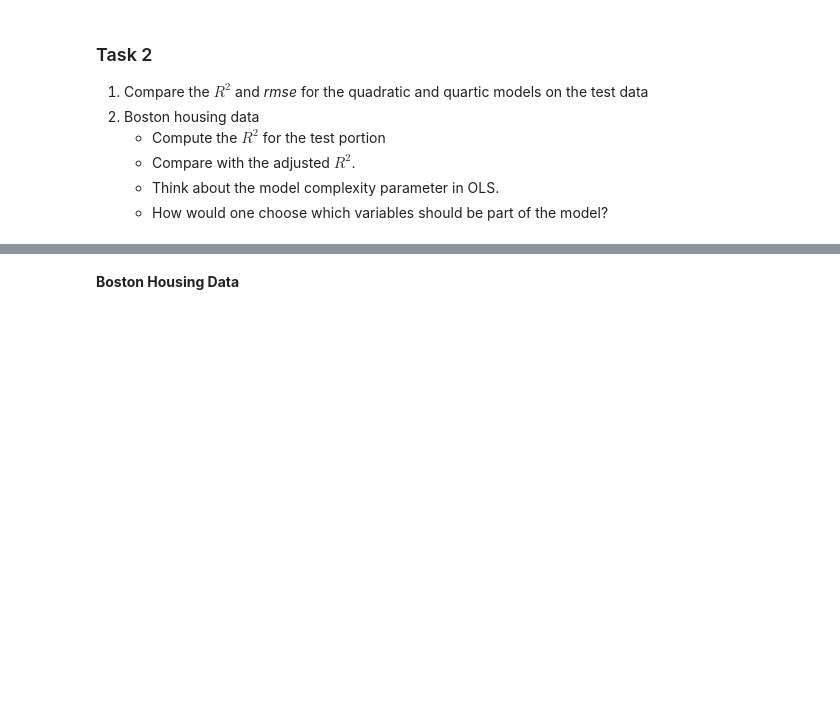
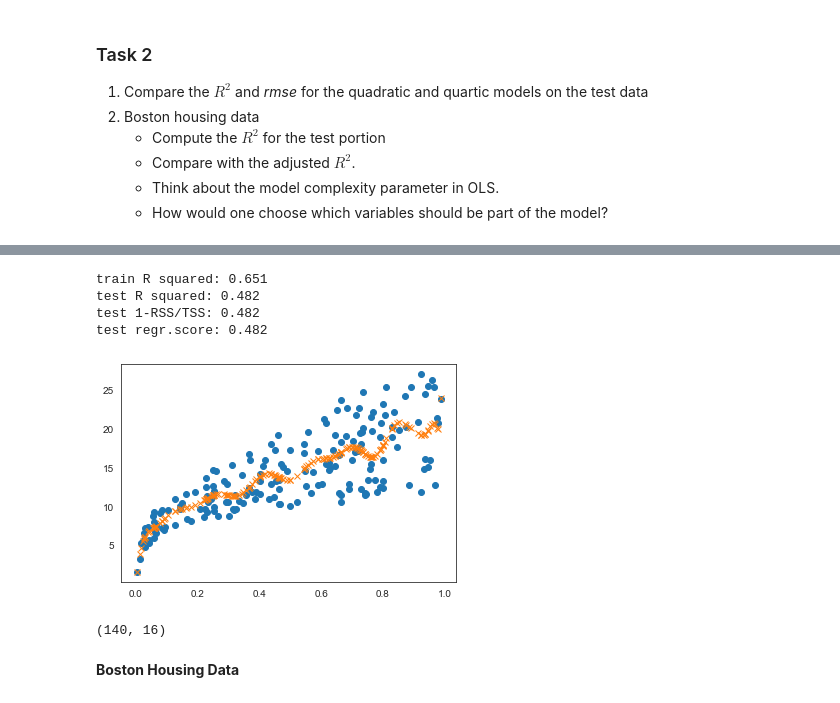
Before and after one commit to markusloecher/DataScience-HWR, a Jupyter notebook: Lectures_ipynb/Lecture6.ipynb, the cells around one changed output, grey strips where cells are left out. Saved outputs shown, nothing was run; the diff lists cells and outputs as text; code cells hidden in the pictures; blank space fills up the shorter version.

```diff
--- a/Lectures_ipynb/Lecture6.ipynb
+++ b/Lectures_ipynb/Lecture6.ipynb
@@ -271 +290,10 @@ np.corrcoef(yHat, advertising.Sales)[0,1]**2
 [figure]
+# %%
+from sklearn.preprocessing import MinMaxScaler
+
+#minmax_scaler = MinMaxScaler()
+#X_scaled = minmax_scaler.fit_transform(X)
+X_scaled = X/300
+
+X_train, X_test, y_train, y_test = train_test_split(X_scaled, y, test_size = 0.1, random_state=45)
+X_scaled
@@ -272,3 +314,48 @@ np.corrcoef(yHat, advertising.Sales)[0,1]**2
+# %%
+from sklearn.preprocessing import PolynomialFeatures
+
+poly = PolynomialFeatures(degree=25)
+X_train_25 = poly.fit_transform(X_train.TV.values.reshape(-1, 1))
+regr = skl_lm.LinearRegression().fit(X_train_25, y_train)
+yHat = regr.intercept_+ np.dot(X_train_25,regr.coef_)
+
+plt.plot(X_train.TV, y_train, "o")
+plt.plot(X_train.TV, yHat, "x")
+
+R2_train = np.corrcoef(yHat, y_train)[0,1]**2
+print("train R squared:", str(np.round(R2_train,3)))
+
+#test data
+X_test_25 = poly.fit_transform(X_test.TV.values.reshape(-1, 1))
+#yHat_test = regr.intercept_+ np.dot(X_test_25,regr.coef_)
+yHat_test = regr.predict(X_test_25)
+#R2_test = np.corrcoef(yHat_test, y_test)[0,1]**2 WARNING !! ONLY FOR TRAIN!
+#print("test R squared:", str(np.round(R2_test,3)))
+
+#note2self:
+#- why do the higher order models perform worse ??
+# - why do see see a flat line close to the origin ??
+
+from sklearn.metrics import r2_score
+R2_test = r2_score(y_test, yHat_test)
+print("test R squared:", str(np.round(R2_test,3)))
+#by hand:
+RSS = np.sum((yHat_test - y_test)**2)
+TSS = np.sum((np.mean(y_test) - y_test)**2)
+R2_test = 1 - RSS/TSS
+print("test 1-RSS/TSS:", str(np.round(R2_test,3)))
+R2_test =  regr.score(X_test_25,y_test )
+print("test regr.score:", str(np.round(R2_test,3)))
+# %% [output]
+train R squared: 0.651
+test R squared: 0.482
+test 1-RSS/TSS: 0.482
+test regr.score: 0.482
+[figure, added]
+# %%
+X.shape
+# %% [output]
+(140, 16)
 # %% [markdown]
 **Boston Housing Data**
 # %%
```
Also changed, not shown: parts of 5 cells of this notebook, 8 other files.
